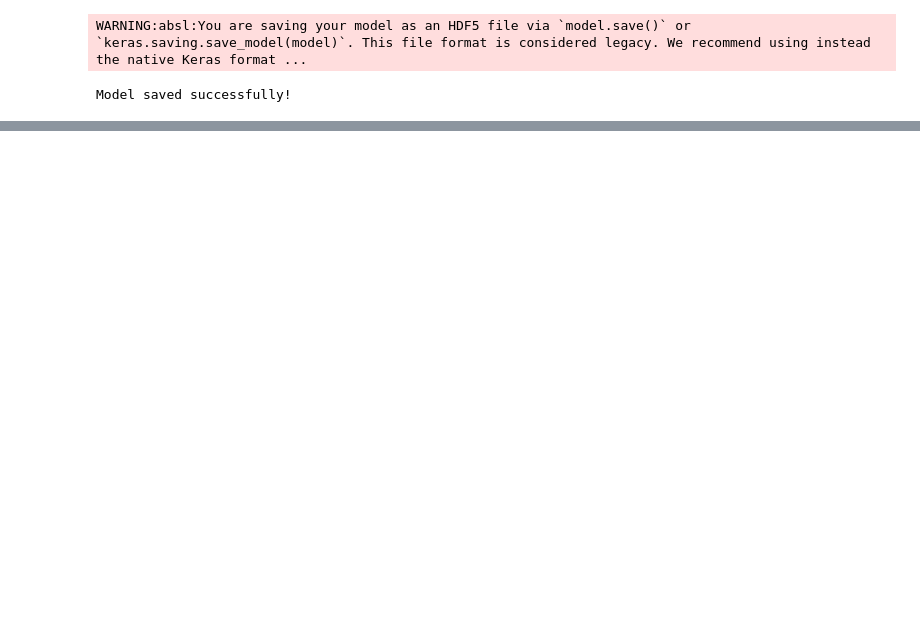
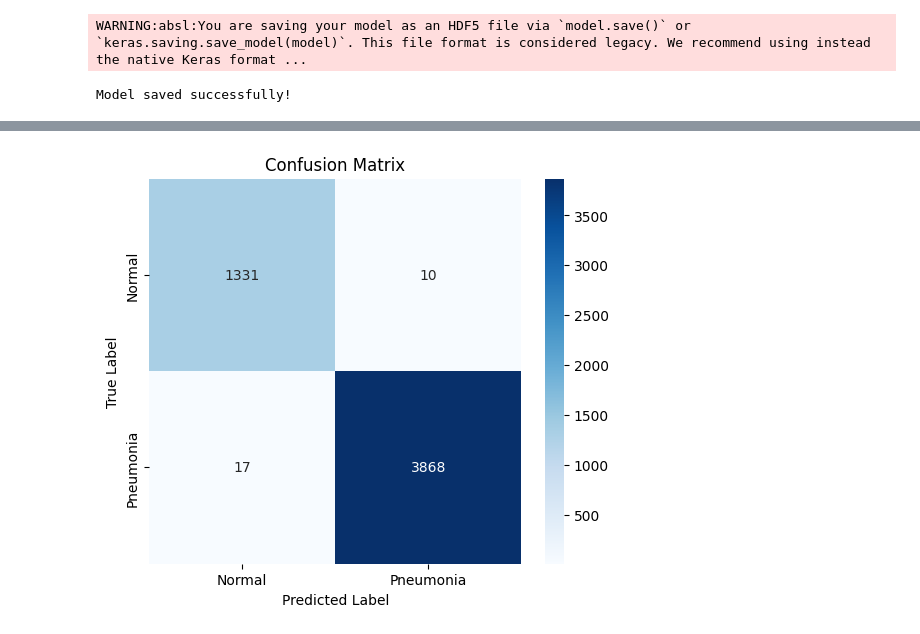
Before and after one commit to SasidharaSrivatchasa/X-ray-Classification, a Jupyter notebook: PRAICP_1012_Pneumonia_chest_x_ray_classification2.ipynb, the cells around one changed output, grey strips where cells are left out. Saved outputs shown, nothing was run; the diff lists cells and outputs as text; code cells hidden in the pictures; blank space fills up the shorter version.

```diff
--- a/PRAICP_1012_Pneumonia_chest_x_ray_classification2.ipynb
+++ b/PRAICP_1012_Pneumonia_chest_x_ray_classification2.ipynb
@@ -142,0 +168,22 @@ Predicted Class: Pneumonia
+# %%
+import numpy as np
+import seaborn as sns
+import matplotlib.pyplot as plt
+from sklearn.metrics import confusion_matrix
+
+# Get True Labels & Predictions
+true_labels = test_generator.classes
+predictions = model.predict(test_generator)
+predicted_labels = np.round(predictions).flatten()  # Convert probabilities to 0/1
+
+# Generates Confusion Matrix
+cm = confusion_matrix(true_labels, predicted_labels)
+
+# Plot Confusion Matrix
+plt.figure(figsize=(6, 5))
+sns.heatmap(cm, annot=True, fmt="d", cmap="Blues", xticklabels=["Normal", "Pneumonia"], yticklabels=["Normal", "Pneumonia"])
+plt.xlabel("Predicted Label")
+plt.ylabel("True Label")
+plt.title("Confusion Matrix")
+plt.show()
+# %% [output]
@@ -142,0 +191 @@ Predicted Class: Pneumonia
+[figure, added]
```
Also changed, not shown: parts of 7 cells of this notebook.
